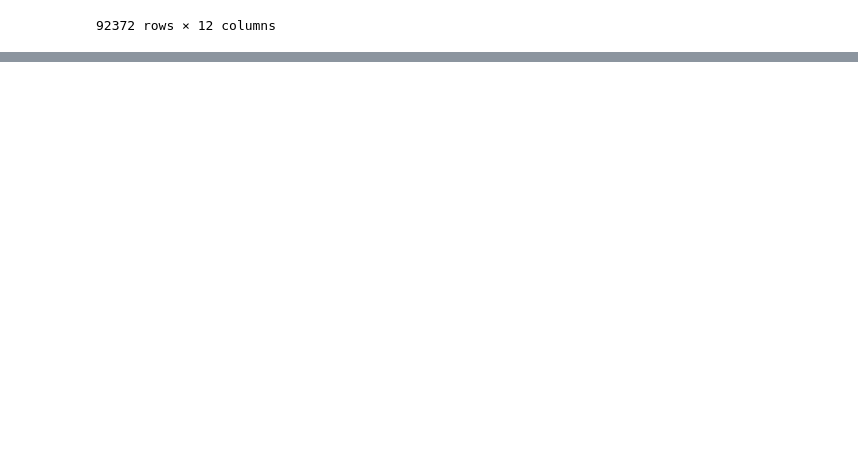
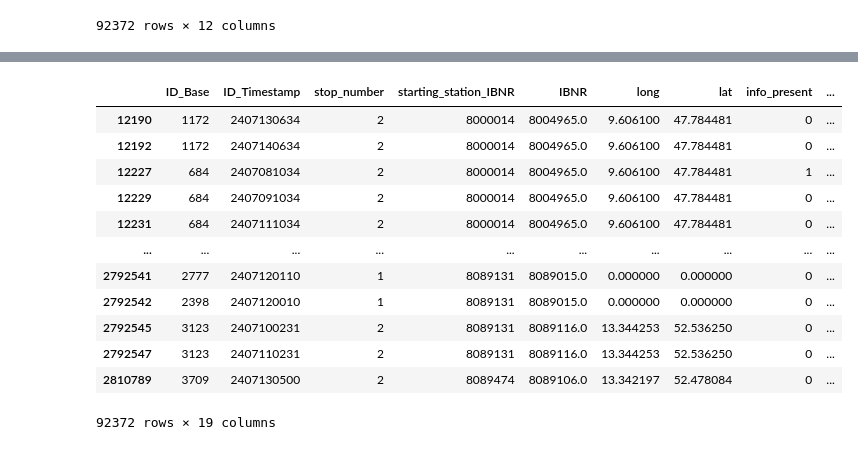
Before and after one commit to Tu2-prog/DM-Project, a Jupyter notebook: baseline-regression-tree.ipynb, the cells around one changed output, grey strips where cells are left out. Cells and saved outputs as stored; diff of their text form; code cells hidden in the pictures; blank space fills up the shorter version.

```diff
--- a/baseline-regression-tree.ipynb
+++ b/baseline-regression-tree.ipynb
@@ -216,0 +271,16 @@ KeyboardInterrupt:
+# %%
+cleaned_features
+# %% [output]
+|  | ID_Base | ID_Timestamp | stop_number | starting_station_IBNR | IBNR | long | lat | info_present | ... |
+| 12190 | 1172 | 2407130634 | 2 | 8000014 | 8004965.0 | 9.606100 | 47.784481 | 0 | ... |
+| 12192 | 1172 | 2407140634 | 2 | 8000014 | 8004965.0 | 9.606100 | 47.784481 | 0 | ... |
+| 12227 | 684 | 2407081034 | 2 | 8000014 | 8004965.0 | 9.606100 | 47.784481 | 1 | ... |
+| 12229 | 684 | 2407091034 | 2 | 8000014 | 8004965.0 | 9.606100 | 47.784481 | 0 | ... |
+| 12231 | 684 | 2407111034 | 2 | 8000014 | 8004965.0 | 9.606100 | 47.784481 | 0 | ... |
+| ... | ... | ... | ... | ... | ... | ... | ... | ... | ... |
+| 2792541 | 2777 | 2407120110 | 1 | 8089131 | 8089015.0 | 0.000000 | 0.000000 | 0 | ... |
+| 2792542 | 2398 | 2407120010 | 1 | 8089131 | 8089015.0 | 0.000000 | 0.000000 | 0 | ... |
+| 2792545 | 3123 | 2407100231 | 2 | 8089131 | 8089116.0 | 13.344253 | 52.536250 | 0 | ... |
+| 2792547 | 3123 | 2407110231 | 2 | 8089131 | 8089116.0 | 13.344253 | 52.536250 | 0 | ... |
+| 2810789 | 3709 | 2407130500 | 2 | 8089474 | 8089106.0 | 13.342197 | 52.478084 | 0 | ... |
+92372 rows × 19 columns
```
Also changed, not shown: parts of 8 cells of this notebook.
